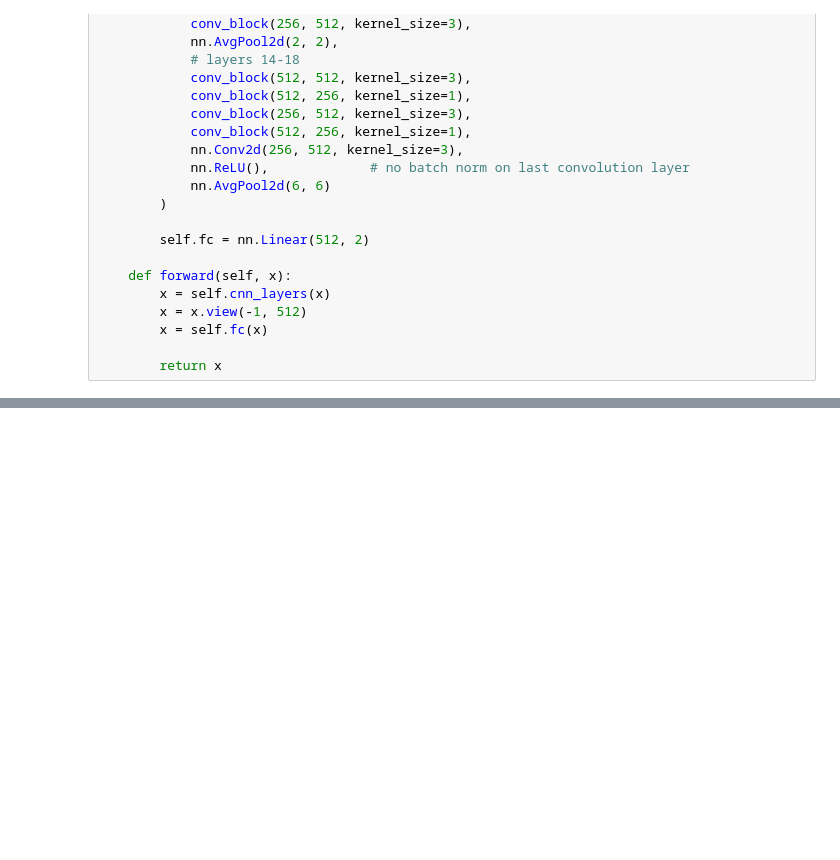
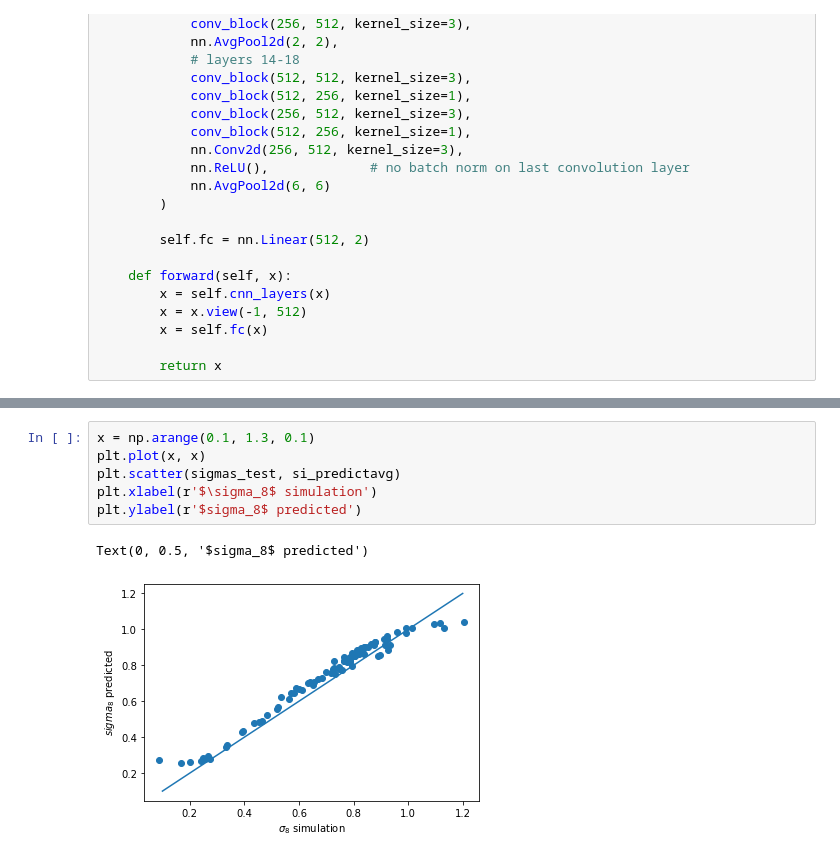
Before and after one commit to tianliwng/CNN-plus-weak-lensing, a Jupyter notebook: fullNet_testing.ipynb, the cells around one changed output, grey strips where cells are left out. Saved outputs shown, nothing was run; the diff lists cells and outputs as text; blank space fills up the shorter version.

```diff
--- a/fullNet_testing.ipynb
+++ b/fullNet_testing.ipynb
@@ -300,0 +292,9 @@ print(si_predict)
+# %%
+x = np.arange(0.1, 1.3, 0.1)
+plt.plot(x, x)
+plt.scatter(sigmas_test, si_predictavg)
+plt.xlabel(r'$\sigma_8$ simulation')
+plt.ylabel(r'$sigma_8$ predicted')
+# %% [output]
+Text(0, 0.5, '$sigma_8$ predicted')
+[figure, added]
```
Also changed, not shown: parts of 10 cells of this notebook.
